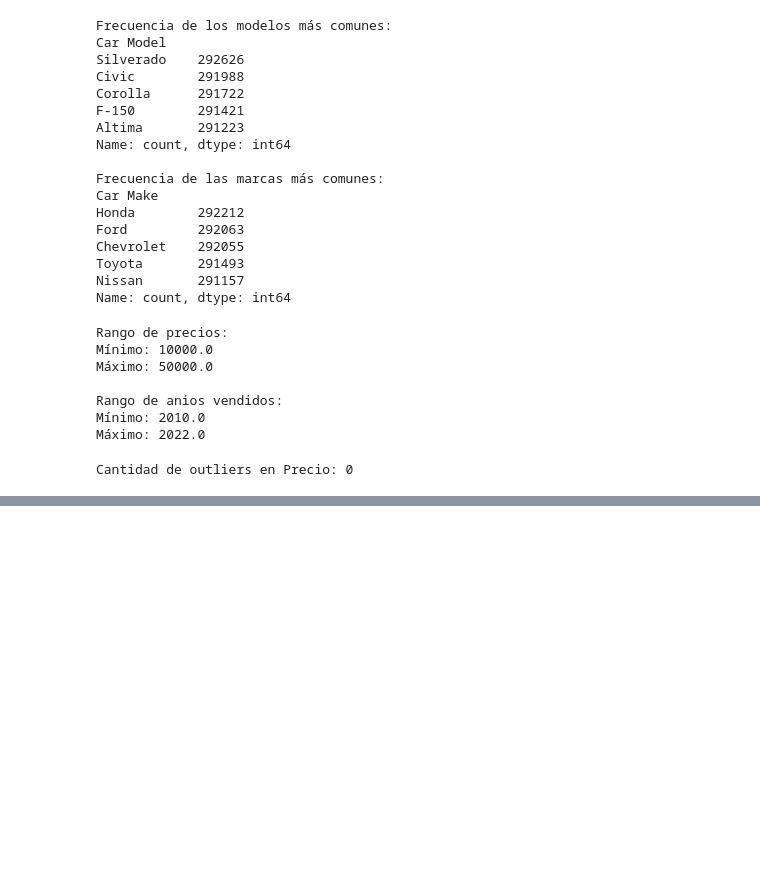
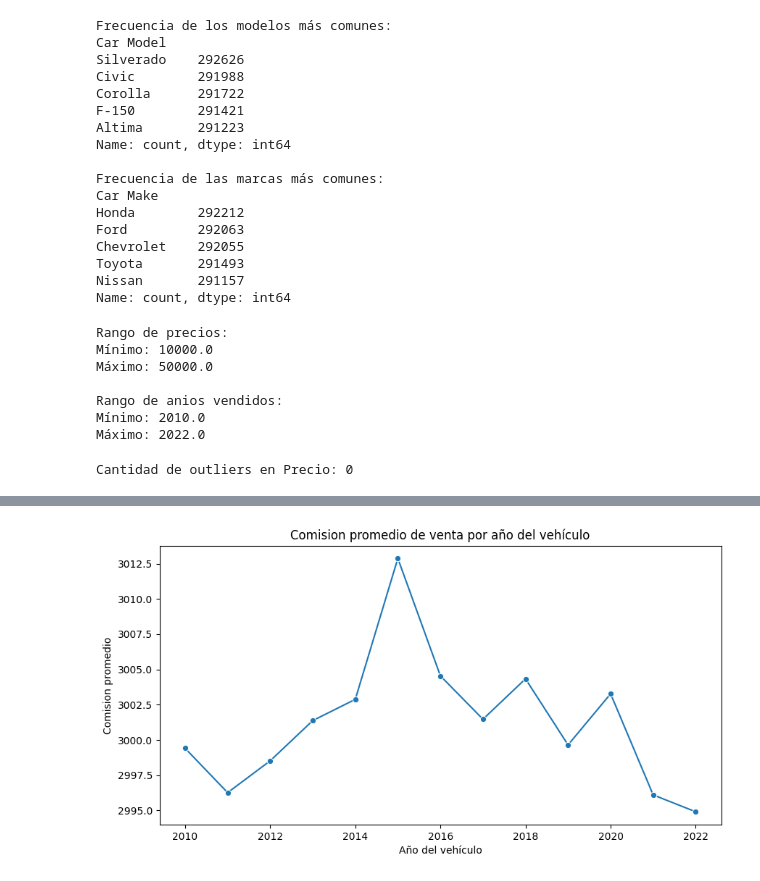
Before and after one commit to FreddyTurbins/lab_estaca_grupo2, a Jupyter notebook: main.ipynb, the cells around one changed output, grey strips where cells are left out. Cells and saved outputs as stored; diff of their text form; code cells hidden in the pictures; blank space fills up the shorter version.

```diff
--- a/main.ipynb
+++ b/main.ipynb
@@ -141,0 +258,12 @@ Cantidad de outliers en Precio: 0
+# %%
+#Teniendo ambos graficos, podemos plantear la siguiente hipotesis: El promedio de venta tiene relacion a la comision promedio.
+avg_comission = df.groupby("Car Year")["Commission Earned"].mean()
+
+plt.figure(figsize=(10,5))
+sns.lineplot(x=avg_comission.index, y=avg_comission.values, marker="o")
+plt.title("Comision promedio de venta por año del vehículo")
+plt.xlabel("Año del vehículo")
+plt.ylabel("Comision promedio")
+plt.show()
+# %% [output]
+[figure, added]
```
Also changed, not shown: parts of 22 cells of this notebook, 1 other file.
